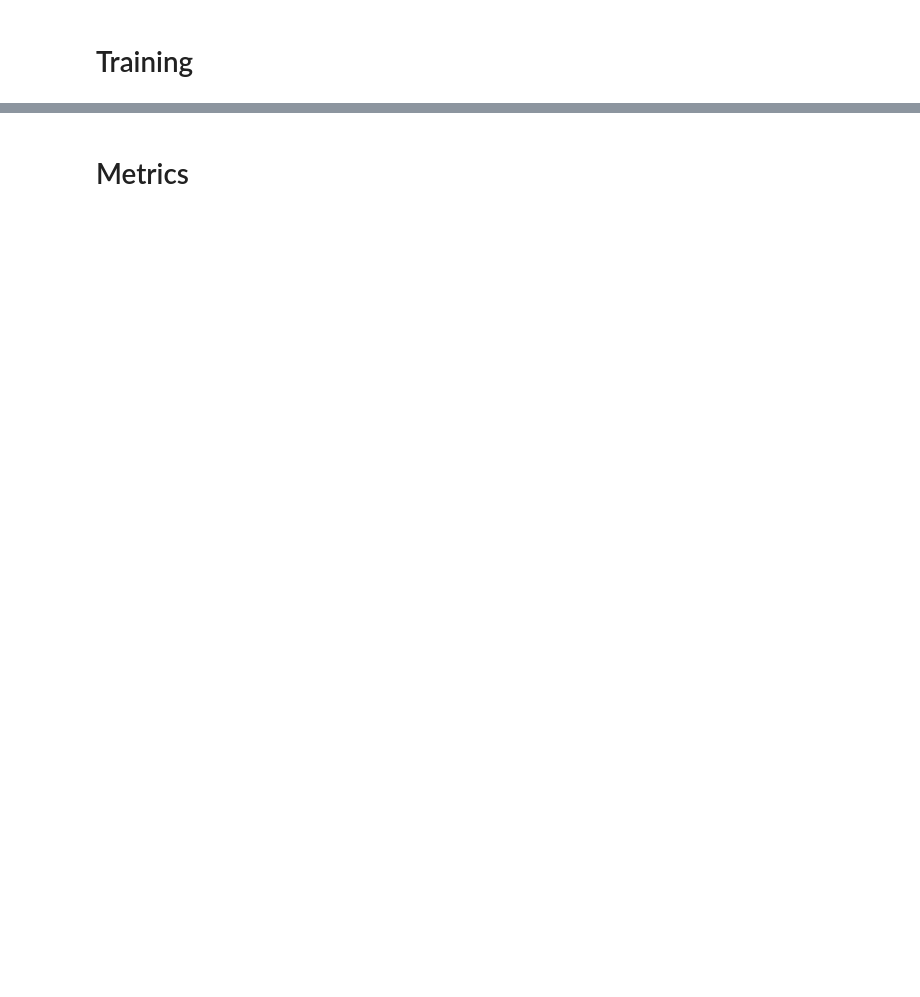
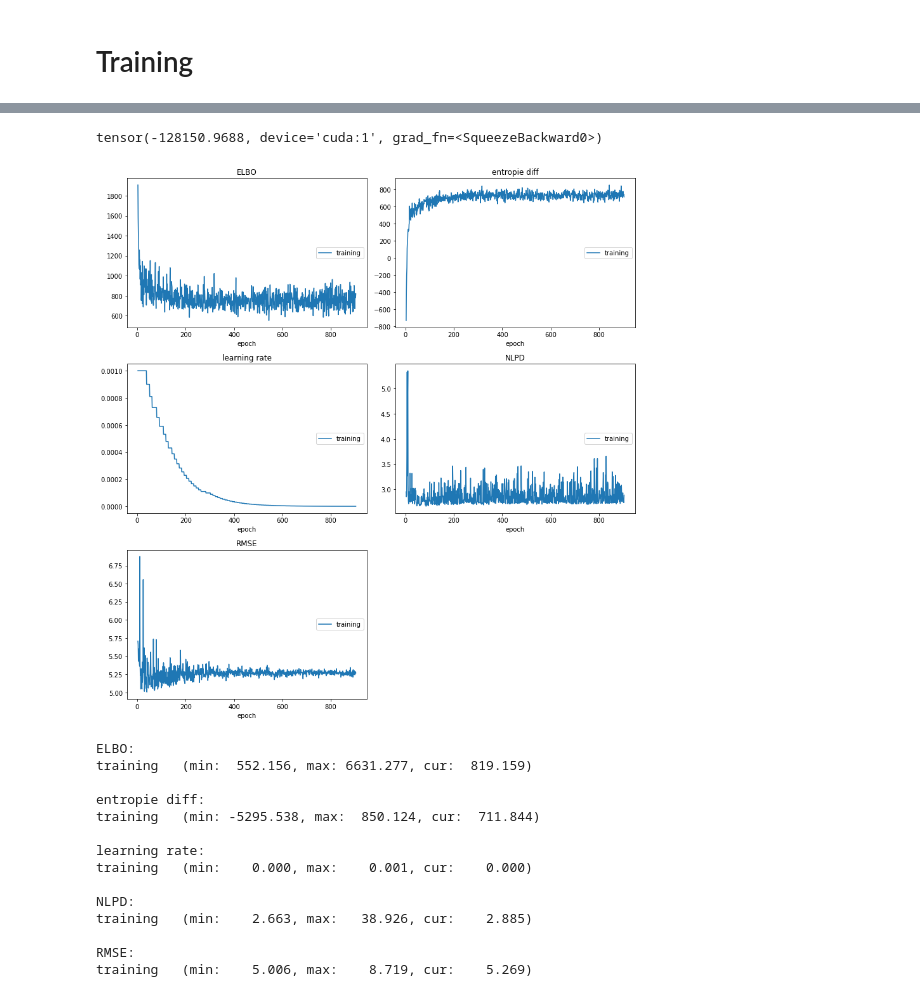
Before and after one commit to cortax/BayesianNN, a Jupyter notebook: GeNVI-Dev_MATH.ipynb, the cells around one changed output, grey strips where cells are left out. Drawn from its saved outputs; the diff is of its cells as text; code cells hidden in the pictures; blank space fills up the shorter version.

```diff
--- a/GeNVI-Dev_MATH.ipynb
+++ b/GeNVI-Dev_MATH.ipynb
@@ -329,0 +346,14 @@ print(NNE(p.sample((1,1000)).squeeze(0)))
+# %%
+#NLPD from Quinonero-Candela and al.
+# the average negative log predictive density (NLPD) of the true targets
+
+def NLPD(theta, x, y, sigma_noise):
+    y_pred = mlp(x, theta)
+
+    y_pred = unnormalize(y_pred, normalization_y_train.mean_[0], normalization_y_train.scale_[0])
+
+    L = _log_norm(y_pred, y, torch.tensor([sigma_noise], device=device))
+    n_x = torch.as_tensor(float(x.shape[0]), device=device)
+    n_theta = torch.as_tensor(float(theta.shape[0]), device=device)
+    log_posterior_predictive = torch.logsumexp(L, 0) - torch.log(n_theta)
+    return torch.mean(-log_posterior_predictive)
@@ -329,0 +365,8 @@ print(NNE(p.sample((1,1000)).squeeze(0)))
+# %%
+def RMSE(theta,x,y):
+    n_samples=x.shape[0]
+    y_pred = mlp(x, theta).mean(0)
+    y_pred = unnormalize(y_pred, normalization_y_train.mean_[0], normalization_y_train.scale_[0])
+
+    mse=(y_pred-y.view(n_samples,1))**2
+    return mse.mean().sqrt()
@@ -331,13 +378,13 @@ print(NNE(p.sample((1,1000)).squeeze(0)))
 # Training #
 # %%
 KDE_prec=1.
-n_samples_KDE=500
-n_samples_NNE=1000
+n_samples_KDE=50
+n_samples_NNE=10
 n_samples_ED=10
 n_samples_LP=10
-max_iter=10000
+max_iter=100000
 learning_rate=0.001
-min_lr=0.000005
+min_lr=0.000000001
 patience=1000
 lr_decay=0.9
 # %%
@@ -346,0 +400,4 @@ NNE(Hyper_Nets(n_samples_NNE),1)
+# %%
+logtarget(theta).squeeze()
+# %% [output]
+tensor(-128150.9688, device='cuda:1', grad_fn=<SqueezeBackward0>)
@@ -353,9 +416,6 @@ liveloss = PlotLosses()
 # %%
 %matplotlib inline
 
-optimizer = torch.optim.Adam(Hyper_Nets.parameters(), lr=learning_rate)
-
-scheduler = torch.optim.lr_scheduler.ReduceLROnPlateau(optimizer, patience=patience, factor=lr_decay)
 
 
 for t in range(max_iter):
@@ -364,35 +424,51 @@ for t in range(max_iter):
 
 
 #KDE:
     ED=-KDE(Hyper_Nets(n_samples_ED),Hyper_Nets.sample(n_samples_KDE),KDE_prec).mean()
 #Nearest Neighbour Entropy estimation
 #    ED=NNE(Hyper_Nets(n_samples_NNE))
     LP=logtarget(Hyper_Nets(n_samples_LP)).mean()
     L =-ED-LP
-
+#    L=-logtarget(theta).squeeze()
     L.backward()
 
     #training_loss.append(L.detach().clone().cpu().numpy())
 
     lr = optimizer.param_groups[0]['lr']
 
     logs['ELBO'] = L.detach().clone().cpu().numpy()
     logs['entropie diff'] = ED.detach().clone().cpu().numpy()
-    logs['learning rate'] = learning_rate
+    logs['learning rate'] = lr
 
 
     scheduler.step(L.detach().clone().cpu().numpy())
 
     optimizer.step()
 
-    if t % 10 == 0:
+    if t % 100 == 0:
+        logs['NLPD'] = NLPD(Hyper_Nets(1000),x_test,y_test,sigma_noise).detach().clone().cpu().numpy()
+        logs['RMSE'] = RMSE(Hyper_Nets(1000),x_test,y_test).detach().clone().cpu().numpy()
         liveloss.update(logs)
         liveloss.draw()
 
 
 
 
     if lr < min_lr:
         break
+# %% [output]
+[figure, added]
+ELBO:
+training   (min:  552.156, max: 6631.277, cur:  819.159)
+
+entropie diff:
+training   (min: -5295.538, max:  850.124, cur:  711.844)
+
+learning rate:
+training   (min:    0.000, max:    0.001, cur:    0.000)
+
+NLPD:
+training   (min:    2.663, max:   38.926, cur:    2.885)
+
+RMSE:
+training   (min:    5.006, max:    8.719, cur:    5.269)
-# %% [markdown]
-# Metrics #
```
Also changed, not shown: parts of 32 cells of this notebook.
